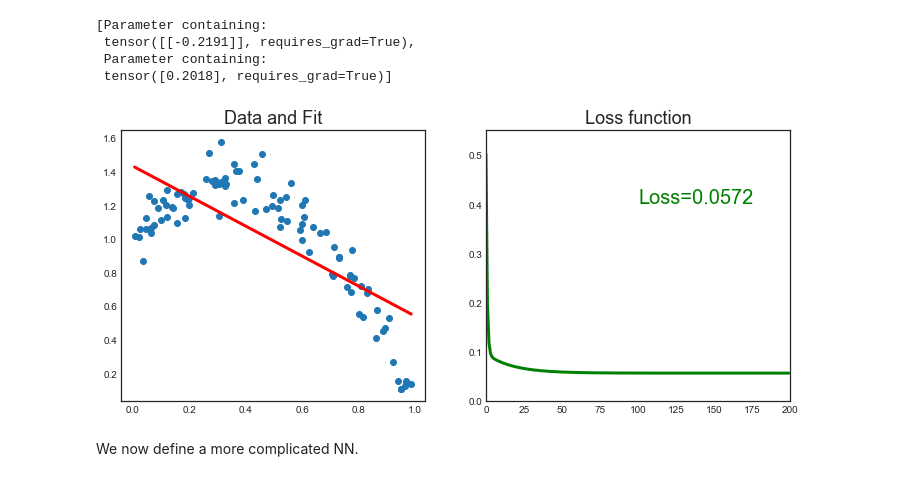
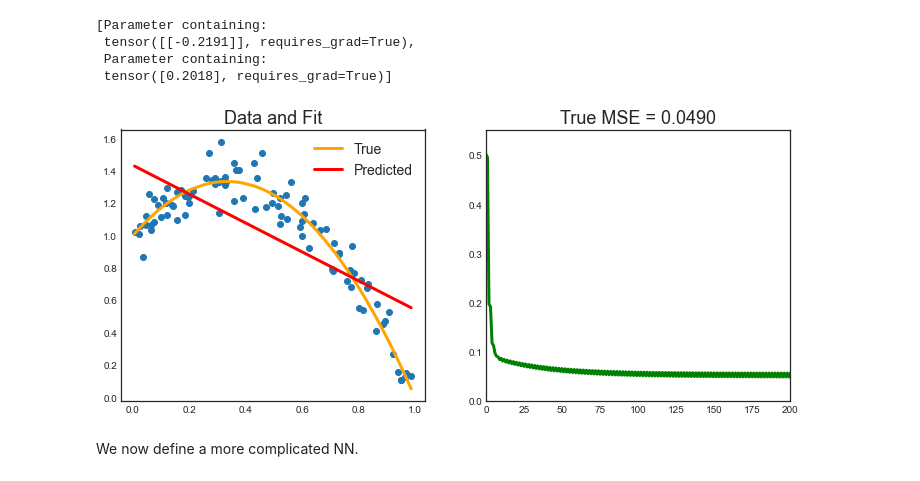
Before and after one commit to matteocourthoud/Machine-Learning-for-Economic-Analysis, a Jupyter notebook: 8_neuralnets.ipynb, the cells around one changed output. Drawn from its saved outputs; the diff is of its cells as text; code cells hidden in the pictures.

Commit message:
training

```diff
--- a/8_neuralnets.ipynb
+++ b/8_neuralnets.ipynb
@@ -339,27 +355,28 @@ losses = []
 
 # Loop over epochs
 for t in range(n_epochs):
-    # Computes our model's predicted output
+
+    # Compute model prediction
     y_hat = a + b * x
 
-    # How wrong is our model? That's the error!
+    # Compute error
     error = (y - y_hat)
 
-    # It is a regression, so it computes mean squared error (MSE)
-    loss = (error ** 2).mean()
-    losses += [loss]
+    # Compute loss (MSE)
+    loss = ((y_true - y_hat)**2).mean()
 
-    # Computes gradients for both "a" and "b" parameters
+    # Computesgradients for both "a" and "b" parameters
     a_grad = -2 * error.mean()
     b_grad = -2 * (x * error).mean()
 
-    # Updates parameters using gradients and the learning rate
+    # Update parameters using gradients and the learning rate
     a = a - lr * a_grad
     b = b - lr * b_grad
 
     # Plot
+    losses += [loss]
     if (t+1) % 10 == 0:
-        gradient_plot(x, y, y_hat, n_epochs, losses)
+        gradient_plot(x, y, y_hat, y_true, n_epochs, losses)
 
 print(a, b)
 # %% [output]
@@ -448,7 +465,6 @@ for t in range(n_epochs):
     y_hat = a + b * x_tensor
     error = y_tensor - y_hat
     loss = (error ** 2).mean()
-    losses += [loss.detach().numpy()]
 
     # No more manual computation of gradients!
     # a_grad = -2 * error.mean()
@@ -485,8 +501,9 @@ for t in range(n_epochs):
     b.grad.zero_()
 
     # Plot
+    losses += [((y_true - y_hat.detach().numpy())**2).mean()]
     if (t+1) % 10 == 0:
-        gradient_plot(x, y, y_hat.data.numpy(), n_epochs, losses)
+        gradient_plot(x, y, y_hat.data.numpy(), y_true, n_epochs, losses)
 
 print(a, b)
 # %% [output]
@@ -523,8 +540,6 @@ for t in range(n_epochs):
     y_hat = a + b * x_tensor
     error = y_tensor - y_hat
     loss = (error ** 2).mean()
-    losses += [loss.detach().numpy()]
-
     loss.backward()
 
     # No more manual update!
@@ -539,8 +554,9 @@ for t in range(n_epochs):
     optimizer.zero_grad()
 
     # Plot
+    losses += [((y_true - y_hat.detach().numpy())**2).mean()]
     if (t+1) % 10 == 0:
-        gradient_plot(x, y, y_hat.data.numpy(), n_epochs, losses)
+        gradient_plot(x, y, y_hat.data.numpy(), y_true, n_epochs, losses)
 
 print(a, b)
 # %% [output]
@@ -574,7 +590,7 @@ Now, if we call the parameters() method of this model, PyTorch will figure the p
  Parameter containing:
  tensor([0.2018], requires_grad=True)]
 # %%
-def train_NN(x, y, net, optimizer, loss_func, n_epochs):
+def train_NN(x, y, y_true, net, optimizer, loss_func, n_epochs):
 
     # Init
     x_tensor = torch.from_numpy(x).float().to('cpu')
@@ -596,19 +612,20 @@ def train_NN(x, y, net, optimizer, loss_func, n_epochs):
         optimizer.step()        # apply gradients
 
         # Plot
+        losses += [((y_true - y_hat.detach().numpy())**2).mean()]
         if (t+1) % (n_epochs/25) == 0:
-            gradient_plot(x, y, y_hat.data.numpy(), n_epochs, losses)
+            gradient_plot(x, y, y_hat.data.numpy(), y_true, n_epochs, losses)
 # %%
 # Define network, optimizer and loss function
 net1 = LinearNet()
 optimizer = torch.optim.SGD(net1.parameters(), lr=0.2)
 loss_func = torch.nn.MSELoss()
 n_epochs = 200
 
 # Train
-train_NN(x, y, net1, optimizer, loss_func, n_epochs)
+train_NN(x, y, y_true, net1, optimizer, loss_func, n_epochs)
 # %% [output]
-[figure, old version]
+[figure, new version]
 # %% [markdown]
 We now define a more complicated NN.
 # %%
```
Also changed, not shown: parts of 52 cells of this notebook.
